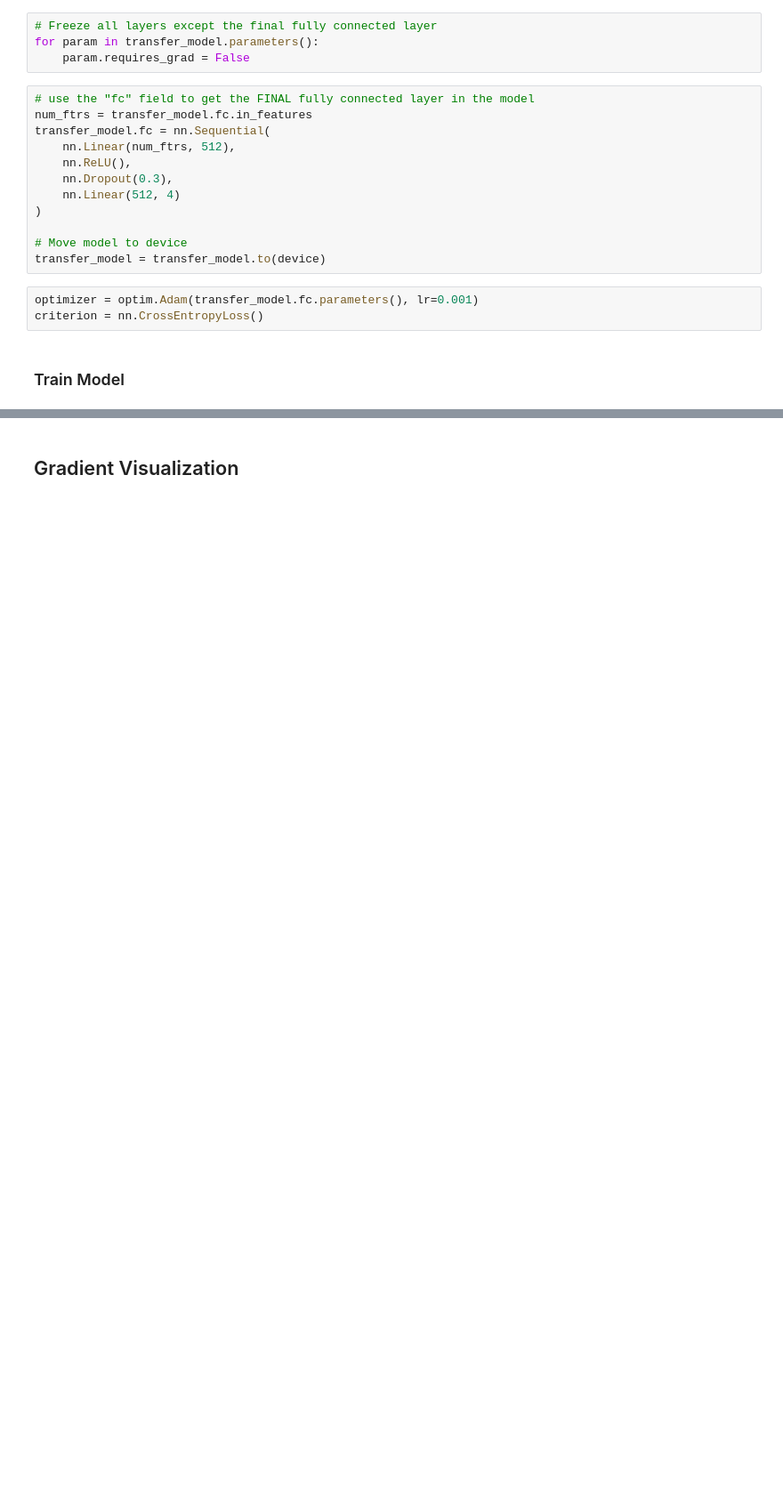
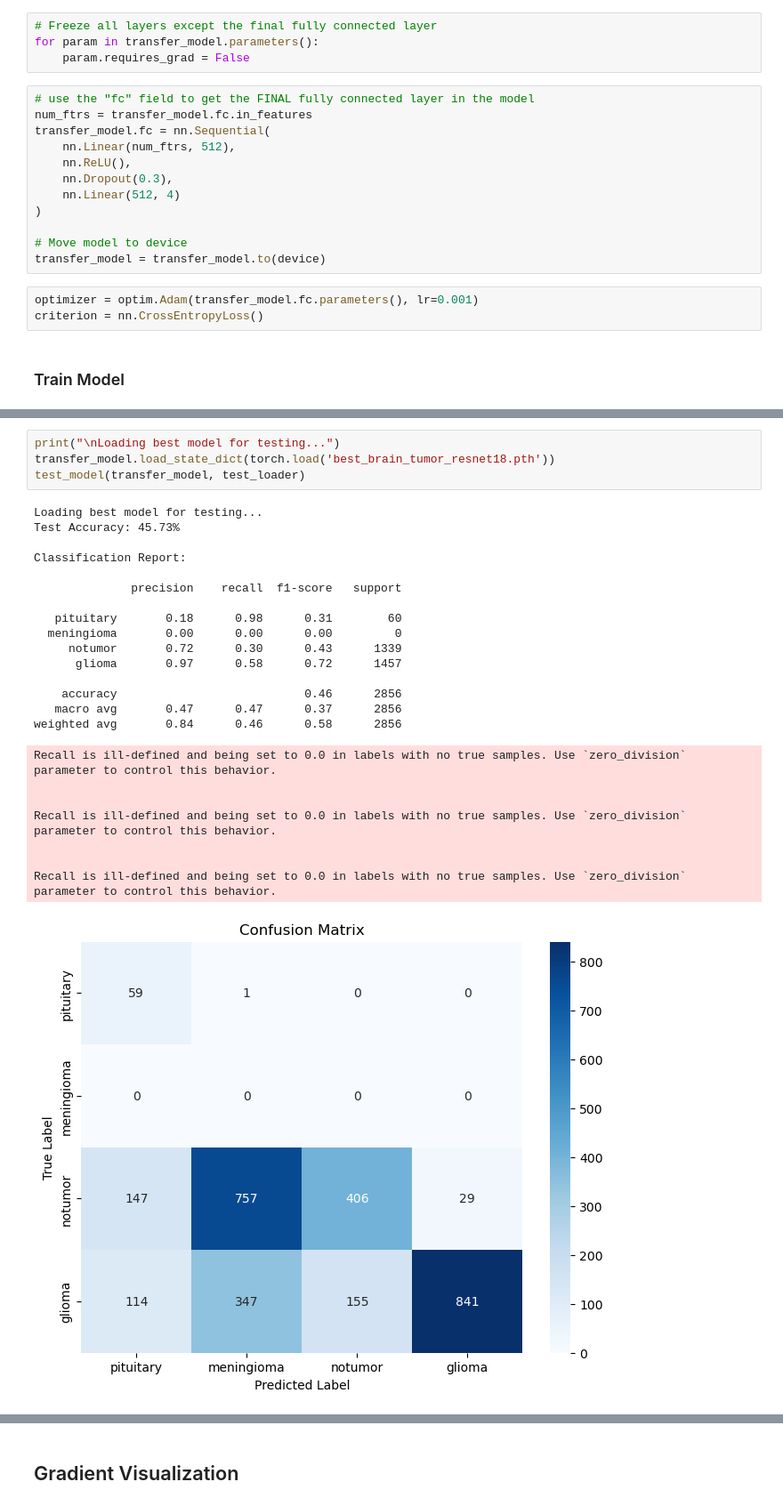
Before and after one commit to haroonsyed/omscs-7643-final-project, a Jupyter notebook: main.ipynb, the cells around one changed output, grey strips where cells are left out. Shown: that part at 89% size. Drawn from its saved outputs; the diff is of its cells as text; blank space fills up the shorter version.

```diff
--- a/main.ipynb
+++ b/main.ipynb
@@ -377,0 +478,28 @@ Starting transfer learning training...
+# %%
+print("\nLoading best model for testing...")
+transfer_model.load_state_dict(torch.load('best_brain_tumor_resnet18.pth'))
+test_model(transfer_model, test_loader)
+# %% [output]
+Loading best model for testing...
+Test Accuracy: 45.73%
+
+Classification Report:
+
+              precision    recall  f1-score   support
+
+   pituitary       0.18      0.98      0.31        60
+  meningioma       0.00      0.00      0.00         0
+     notumor       0.72      0.30      0.43      1339
+      glioma       0.97      0.58      0.72      1457
+
+    accuracy                           0.46      2856
+   macro avg       0.47      0.47      0.37      2856
+weighted avg       0.84      0.46      0.58      2856
+Recall is ill-defined and being set to 0.0 in labels with no true samples. Use `zero_division` parameter to control this behavior.
+
+
+Recall is ill-defined and being set to 0.0 in labels with no true samples. Use `zero_division` parameter to control this behavior.
+
+
+Recall is ill-defined and being set to 0.0 in labels with no true samples. Use `zero_division` parameter to control this behavior.
+[figure, added]
```
Also changed, not shown: parts of 7 cells of this notebook.
